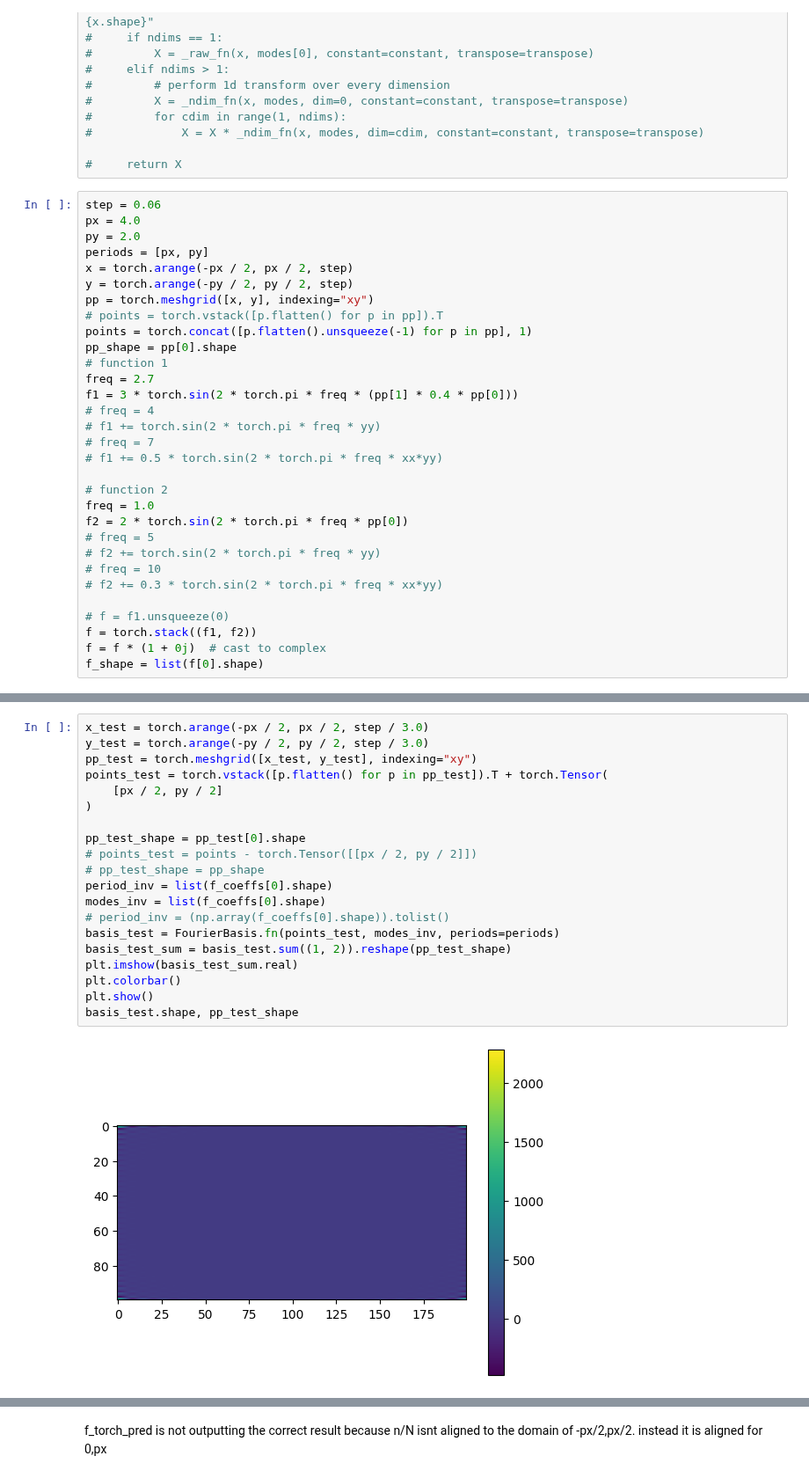
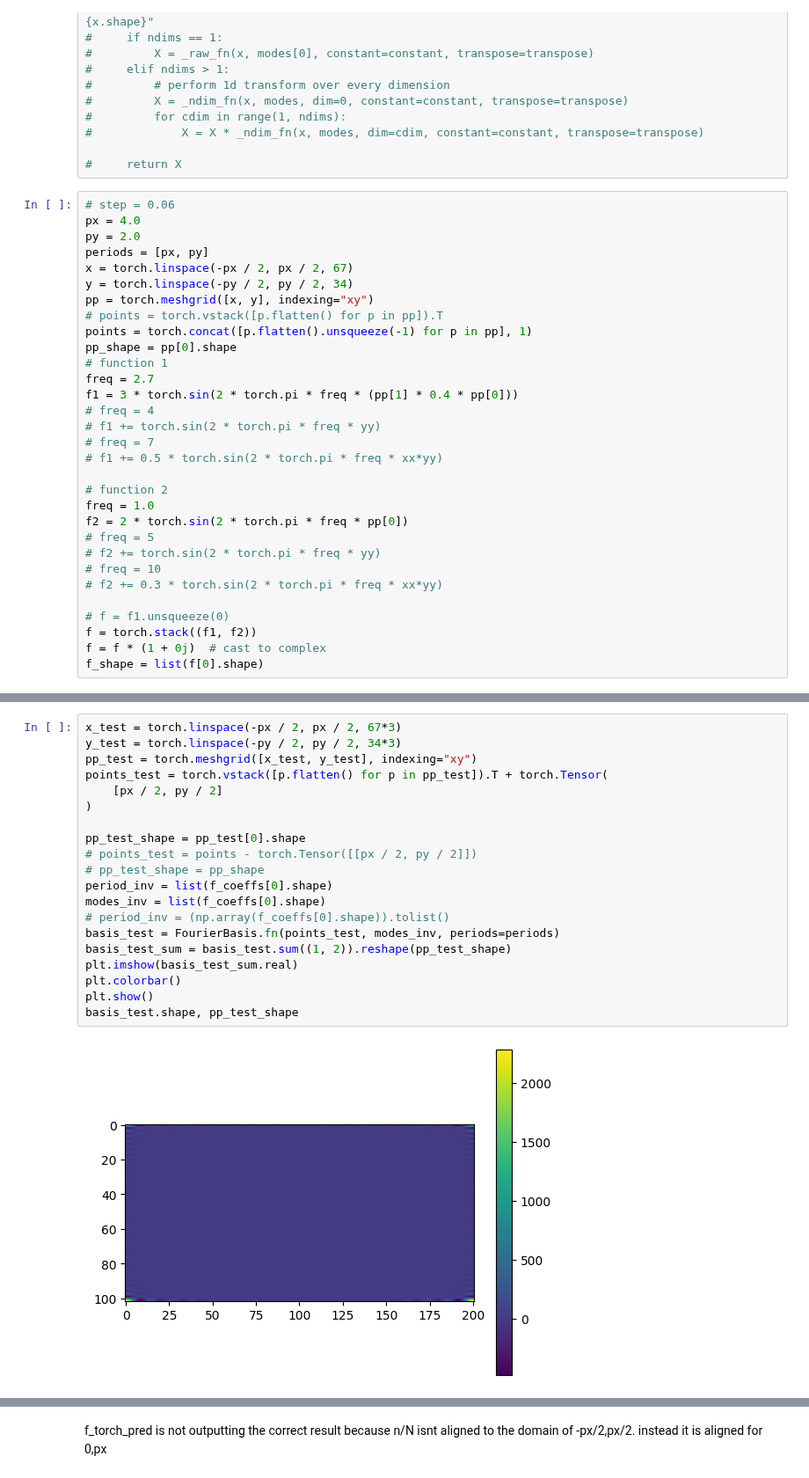
Before and after one commit to nidduzzi/SpectralSVR, a Jupyter notebook: notebooks/multidim_basis.ipynb, the cells around one changed output, grey strips where cells are left out. Shown at 88% size. Drawn from its saved outputs; the diff is of its cells as text.

```diff
--- a/notebooks/multidim_basis.ipynb
+++ b/notebooks/multidim_basis.ipynb
@@ -151,12 +151,12 @@ basis = FourierBasis.fn(a,f)
 
 #     return X
 # %%
-step = 0.06
+# step = 0.06
 px = 4.0
 py = 2.0
 periods = [px, py]
-x = torch.arange(-px / 2, px / 2, step)
-y = torch.arange(-py / 2, py / 2, step)
+x = torch.linspace(-px / 2, px / 2, 67)
+y = torch.linspace(-py / 2, py / 2, 34)
 pp = torch.meshgrid([x, y], indexing="xy")
 # points = torch.vstack([p.flatten() for p in pp]).T
 points = torch.concat([p.flatten().unsqueeze(-1) for p in pp], 1)
@@ -208,22 +228,22 @@ tensor(0.0165)
 # %%
-x_test = torch.arange(-px / 2, px / 2, step / 3.0)
-y_test = torch.arange(-py / 2, py / 2, step / 3.0)
+x_test = torch.linspace(-px / 2, px / 2, 67*3)
+y_test = torch.linspace(-py / 2, py / 2, 34*3)
 pp_test = torch.meshgrid([x_test, y_test], indexing="xy")
 points_test = torch.vstack([p.flatten() for p in pp_test]).T + torch.Tensor(
     [px / 2, py / 2]
 )
 
 pp_test_shape = pp_test[0].shape
 # points_test = points - torch.Tensor([[px / 2, py / 2]])
 # pp_test_shape = pp_shape
 period_inv = list(f_coeffs[0].shape)
 modes_inv = list(f_coeffs[0].shape)
 # period_inv = (np.array(f_coeffs[0].shape)).tolist()
 basis_test = FourierBasis.fn(points_test, modes_inv, periods=periods)
 basis_test_sum = basis_test.sum((1, 2)).reshape(pp_test_shape)
 plt.imshow(basis_test_sum.real)
 plt.colorbar()
 plt.show()
 basis_test.shape, pp_test_shape
 # %% [output]
-[figure, old version]
+[figure, new version]
```
Also changed, not shown: parts of 12 cells of this notebook, 5 other files.
